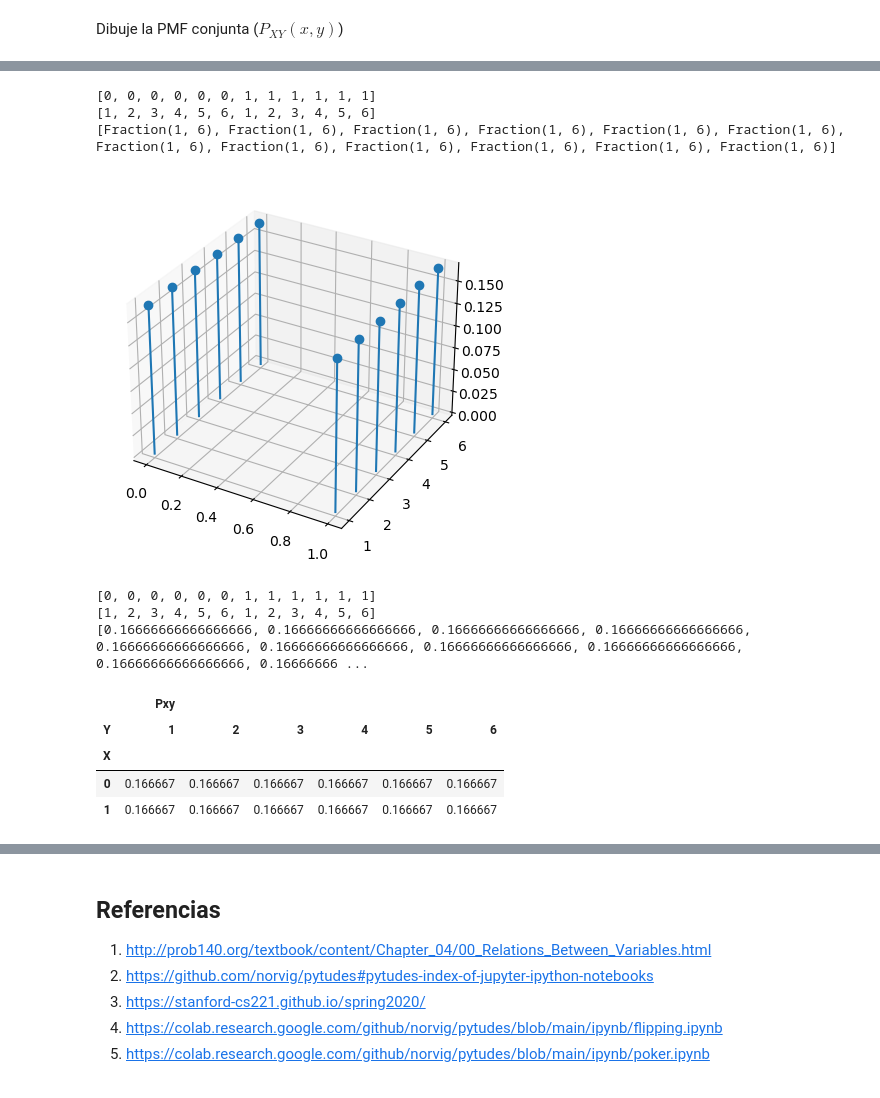
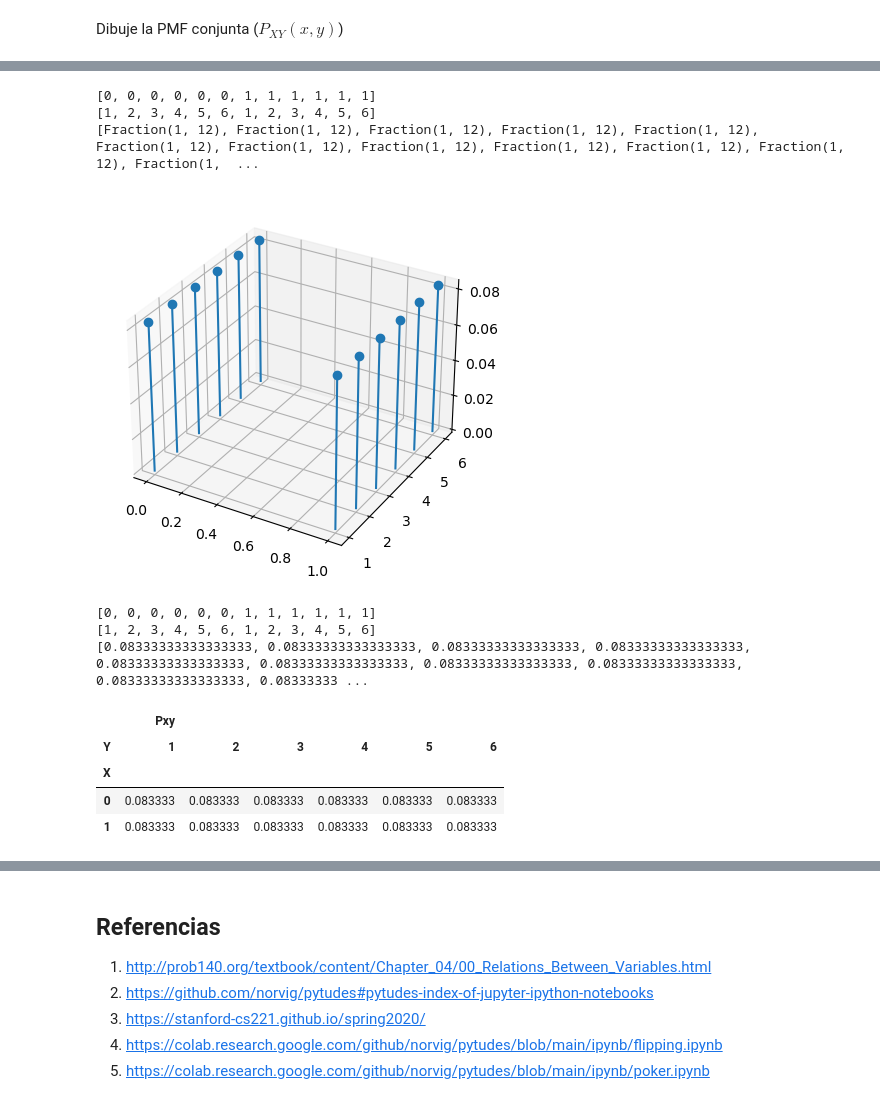
Before and after one commit to estocasticos-udem/curso_2023-1, a Jupyter notebook: probabilidad_conjunta/test.ipynb, the cells around one changed output, grey strips where cells are left out. Cells and saved outputs as stored; diff of their text form; code cells hidden in the pictures.

```diff
--- a/probabilidad_conjunta/test.ipynb
+++ b/probabilidad_conjunta/test.ipynb
@@ -53,7 +53,7 @@ k = 0
 
 for i in PMF.index:
     for j in PMF.columns[1:]:
-        PMF.loc[i, j] = Fraction(len(Sxy[k]),len(Sxy))
+        PMF.loc[i, j] = Fraction(1,len(Sxy))
         k += 1
 PMF
 # %% [output]
@@ -82,31 +82,31 @@ plt.show()
 # %% [output]
 [0, 0, 0, 0, 0, 0, 1, 1, 1, 1, 1, 1]
 [1, 2, 3, 4, 5, 6, 1, 2, 3, 4, 5, 6]
-[Fraction(1, 6), Fraction(1, 6), Fraction(1, 6), Fraction(1, 6), Fraction(1, 6), Fraction(1, 6), Fraction(1, 6), Fraction(1, 6), Fraction(1, 6), Fraction(1, 6), Fraction(1, 6), Fraction(1, 6)]
+[Fraction(1, 12), Fraction(1, 12), Fraction(1, 12), Fraction(1, 12), Fraction(1, 12), Fraction(1, 12), Fraction(1, 12), Fraction(1, 12), Fraction(1, 12), Fraction(1, 12), Fraction(1, 12), Fraction(1,  ...
-[figure, old version]
+[figure, new version]
 # %%
 x_str = [int(i) for i in x]
 y_str = [int(i) for i in y]
 Pxy = [float(p) for p in z]
 print(x_str)
 print(y_str)
 print(Pxy)
 PMF2 = pd.DataFrame(data = {"X": x_str,
                             "Y": y_str,
                             "Pxy": Pxy,
                             })
 
-PMF2 = PMF2.pivot(index=["X"],columns=["Y"],values=["Pxy"])
-PMF2
+table = pd.pivot_table(PMF2,index=["X"],columns=["Y"],values=["Pxy"])
+table
 # %% [output]
 [0, 0, 0, 0, 0, 0, 1, 1, 1, 1, 1, 1]
 [1, 2, 3, 4, 5, 6, 1, 2, 3, 4, 5, 6]
-[0.16666666666666666, 0.16666666666666666, 0.16666666666666666, 0.16666666666666666, 0.16666666666666666, 0.16666666666666666, 0.16666666666666666, 0.16666666666666666, 0.16666666666666666, 0.16666666 ...
+[0.08333333333333333, 0.08333333333333333, 0.08333333333333333, 0.08333333333333333, 0.08333333333333333, 0.08333333333333333, 0.08333333333333333, 0.08333333333333333, 0.08333333333333333, 0.08333333 ...
 |  | Pxy |  |  |  |  |  |
 | Y | 1 | 2 | 3 | 4 | 5 | 6 |
 | X |  |  |  |  |  |  |
-| 0 | 0.166667 | 0.166667 | 0.166667 | 0.166667 | 0.166667 | 0.166667 |
-| 1 | 0.166667 | 0.166667 | 0.166667 | 0.166667 | 0.166667 | 0.166667 |
+| 0 | 0.083333 | 0.083333 | 0.083333 | 0.083333 | 0.083333 | 0.083333 |
+| 1 | 0.083333 | 0.083333 | 0.083333 | 0.083333 | 0.083333 | 0.083333 |
 # %%
 # Draw a heatmap with the numeric values in each cell
 f, ax = plt.subplots(figsize=(6, 2))
```
Also changed, not shown: parts of 15 cells of this notebook.
